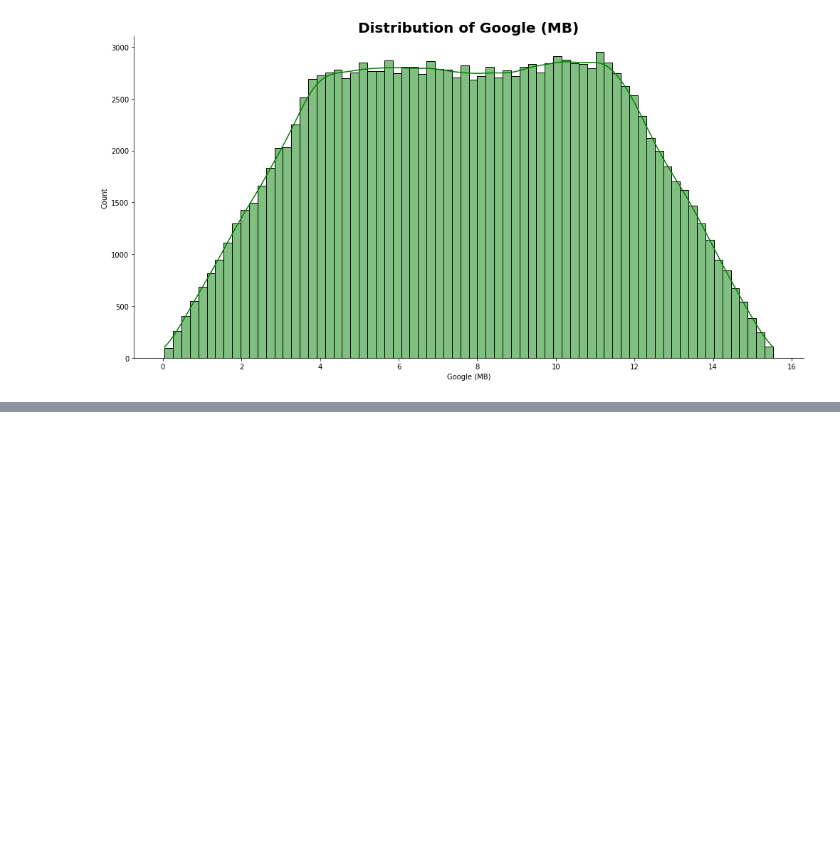
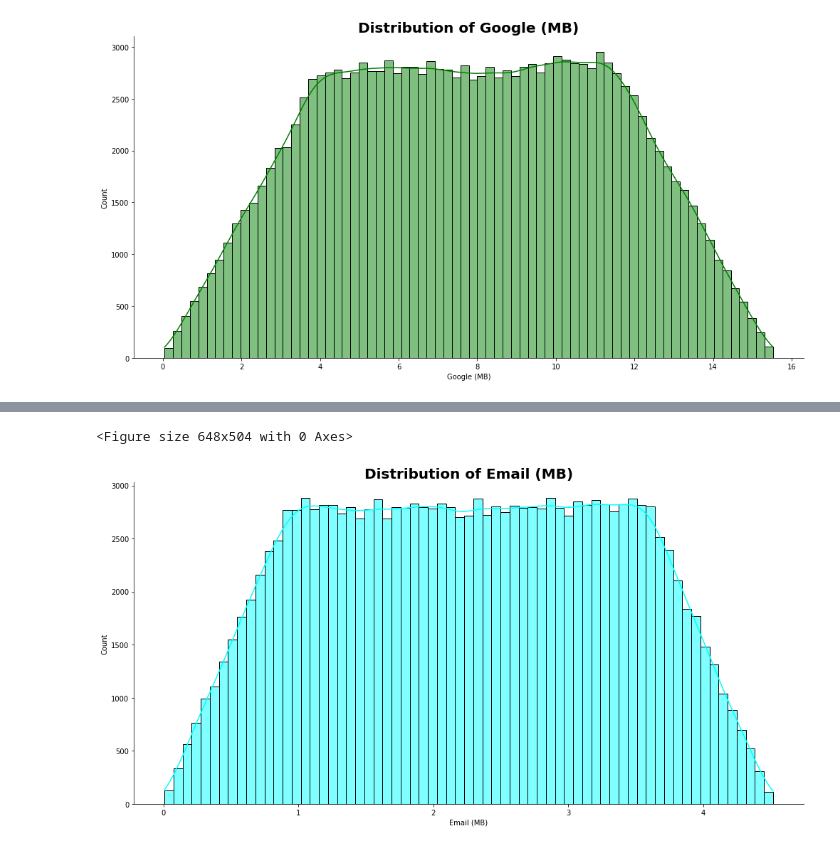
Before and after one commit to bkget/Telecom-Data-Analysis, a Jupyter notebook: notebooks/2_user_overview_analysis.ipynb, the cells around one changed output, grey strips where cells are left out. Saved outputs shown, nothing was run; the diff lists cells and outputs as text; code cells hidden in the pictures; blank space fills up the shorter version.

```diff
--- a/notebooks/2_user_overview_analysis.ipynb
+++ b/notebooks/2_user_overview_analysis.ipynb
@@ -272,0 +290,5 @@ plots.hist(explore_feature_df, 'Google (MB)', 'green')
+# %%
+plots.hist(explore_feature_df, 'Email (MB)', 'cyan')
+# %% [output]
+<Figure size 648x504 with 0 Axes>
+[figure, added]
```
Also changed, not shown: parts of 4 cells of this notebook.
